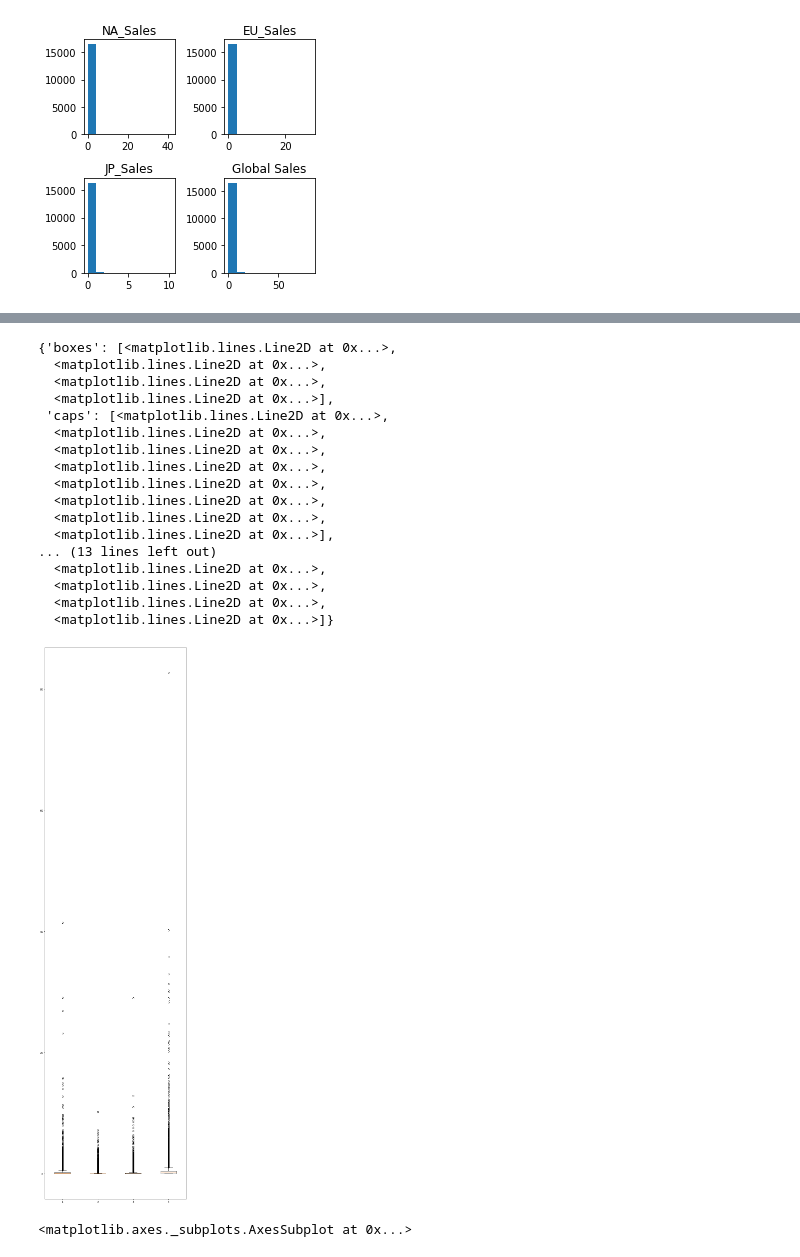
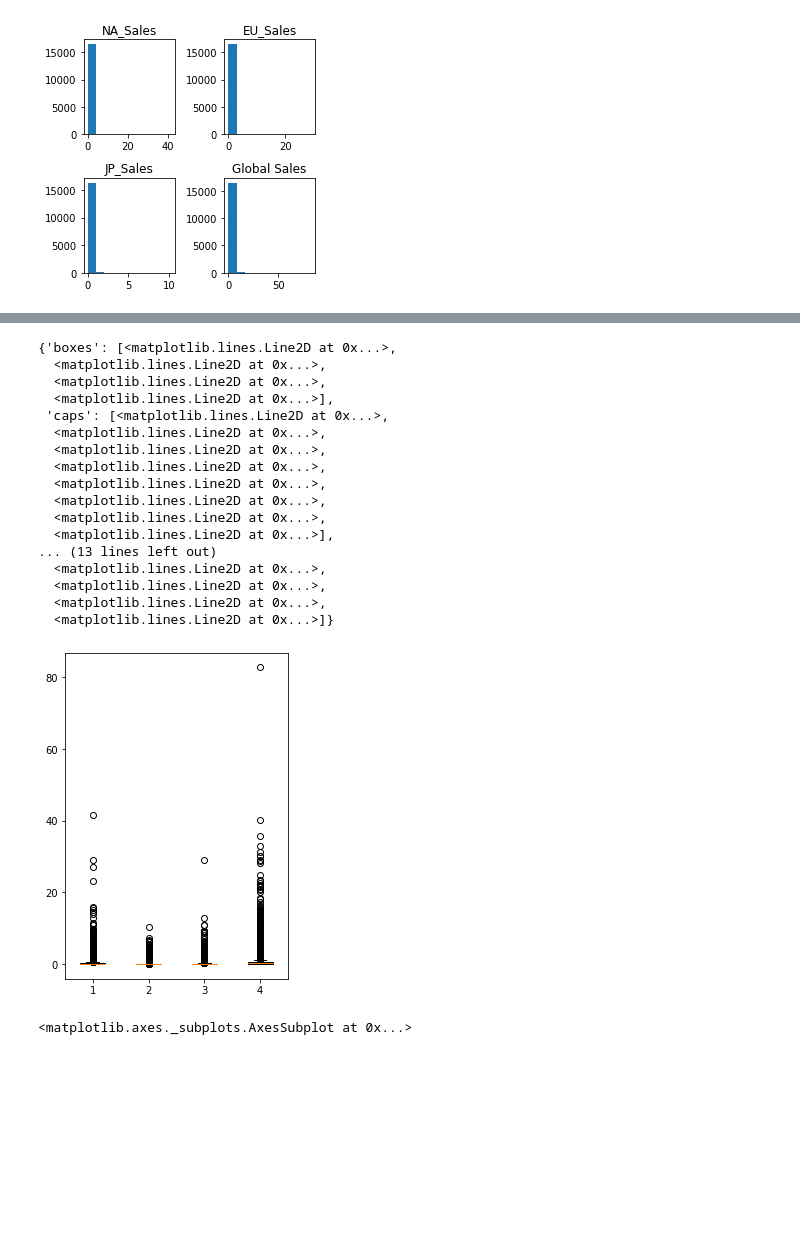
Before and after one commit to Sriharshitha842/DWDM_LAB, a Jupyter notebook: DWDM_lab4.ipynb, the cells around one changed output, grey strips where cells are left out. Drawn from its saved outputs; the diff is of its cells as text; code cells hidden in the pictures; blank space fills up the shorter version.

```diff
--- a/DWDM_lab4.ipynb
+++ b/DWDM_lab4.ipynb
@@ -162,28 +162,28 @@ plt.show()
 # %%
 #5.1
 f = plt.figure()
-f.set_figwidth(10)
-f.set_figheight(40)
+f.set_figwidth(4)
+f.set_figheight(6)
 plt.boxplot([df['NA_Sales'], df['JP_Sales'],df['EU_Sales'],df['Global_Sales']])
 # %% [output]
 {'boxes': [<matplotlib.lines.Line2D at 0x...>,
   <matplotlib.lines.Line2D at 0x...>,
   <matplotlib.lines.Line2D at 0x...>,
   <matplotlib.lines.Line2D at 0x...>],
  'caps': [<matplotlib.lines.Line2D at 0x...>,
   <matplotlib.lines.Line2D at 0x...>,
   <matplotlib.lines.Line2D at 0x...>,
   <matplotlib.lines.Line2D at 0x...>,
   <matplotlib.lines.Line2D at 0x...>,
   <matplotlib.lines.Line2D at 0x...>,
   <matplotlib.lines.Line2D at 0x...>,
   <matplotlib.lines.Line2D at 0x...>],
 ... (13 lines left out)
   <matplotlib.lines.Line2D at 0x...>,
   <matplotlib.lines.Line2D at 0x...>,
   <matplotlib.lines.Line2D at 0x...>,
   <matplotlib.lines.Line2D at 0x...>]}
-[figure, old version]
+[figure, new version]
 # %%
 #5.2
 import seaborn as sns
```
Also changed, not shown: parts of 1 cell of this notebook.
